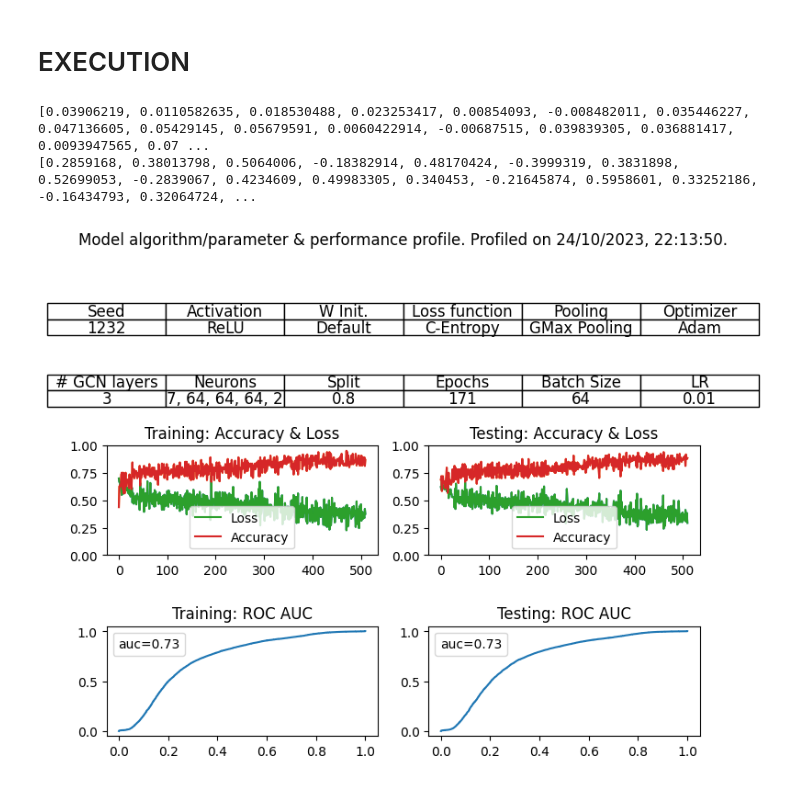
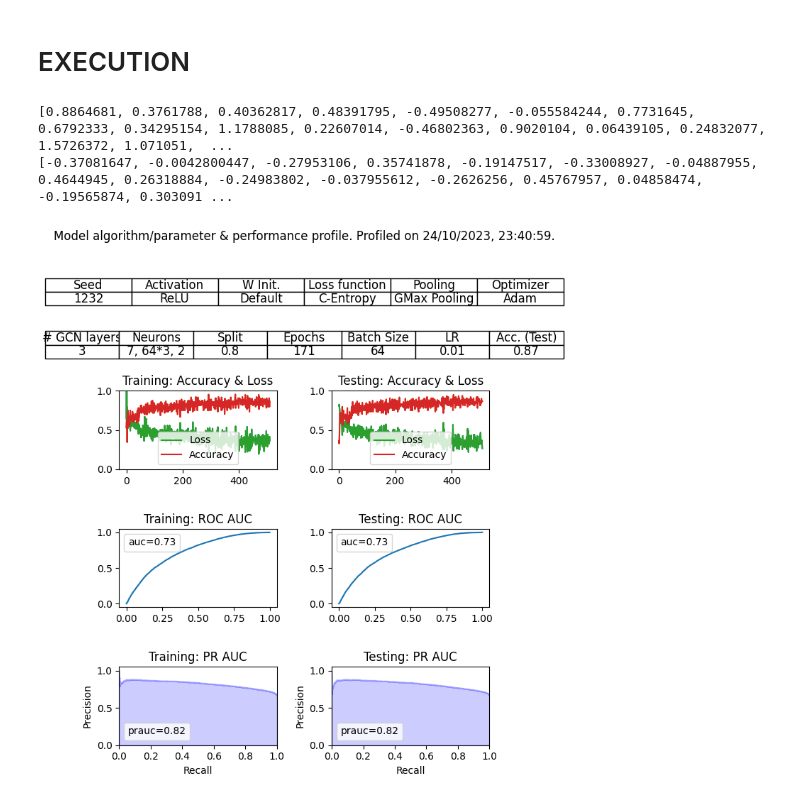
Before and after one commit to Theis-Mathiassen/NeuralGraphs, a Jupyter notebook: Fiddle/mutagtest.ipynb, the cells around one changed output. Drawn from its saved outputs; the diff is of its cells as text; code cells hidden in the pictures.

Commit message:
Added prauc to grid & more

```diff
--- a/Fiddle/mutagtest.ipynb
+++ b/Fiddle/mutagtest.ipynb
@@ -74,7 +75,7 @@ train_dataset = dataset[:DATASPLIT]
 # Allocate the remainder to test
 test_dataset = dataset[DATASPLIT:]
 
-train_loader = DataLoader(dataset=dataset, batch_size=64, shuffle=True)
+train_loader = DataLoader(dataset=dataset, batch_size=BATCH_SIZE, shuffle=True)
 test_loader = DataLoader(dataset=dataset, batch_size=1, shuffle=False)
 # %% [markdown]
 # MODEL
@@ -187,6 +188,24 @@ def plotAccuracy(losses, accuracies, title, ax):
     #plt.show()
 
 #def plotPRAUC(labels, scores, title):
+
+def plotPRAUC(labels, scores, yhat, title, ax):
+    # roc_auc = roc_auc_score(labels, scores)
+    precision, recall, _ = precision_recall_curve(labels, scores)
+    pr_auc = auc(recall, precision)
+
+    #plt.figure(figsize=(8, 6))
+    ax.step(recall, precision, color='b', alpha=0.2, where='post')
+    ax.fill_between(recall, precision, alpha=0.2, color='b')
+    ax.set_xlabel('Recall')
+    ax.set_ylabel('Precision')
+    ax.set_title(title)
+    #ax.set_title('Precision-Recall Curve (PR AUC = {:.2f})'.format(pr_auc))
+    ax.legend(["prauc="+str(round(pr_auc, 2))], handlelength=0, handletextpad=0)
+    ax.set_ylim([0.0, 1.05])
+    ax.set_xlim([0.0, 1.0])
+    #plt.grid(True)
+    #plt.show()
 # %% [markdown]
 # TRAINING AND TEST FUNCTIONS
 # %%
@@ -295,24 +316,26 @@ for epoch in (t := trange(1, EPOCHS)):
     train(t)
     test(train_loader)
 
+
 # Flags
 plot_training = True
 plot_testing = True
 
 plot_accuracy = True
 plot_rocauc = True
+plot_prauc = True
 
-fig = plt.figure(figsize=(8, 6))
+fig = plt.figure(figsize=(8, 8))
 
-gs = gridspec.GridSpec(3, 2)
+gs = gridspec.GridSpec(4, 2)
 
 ax1 = plt.subplot(gs[0, :])
 
 
 
 table_data = [
-    ["Seed", "Activation", "W Init.", "Loss function", "Pooling", "Optimizer", "# GCN layers", "Neurons", "Split", "Epochs", "Batch Size", "LR"],
-        [str(MANUAL_SEED), "ReLU", "Default", "C-Entropy", "GMax Pooling", "Adam", "3", "7, 64, 64, 64, 2", str(round(DATASPLIT/188, 2)), str(EPOCHS), "64", str(LEARNING_RATE)],
+    ["Seed", "Activation", "W Init.", "Loss function", "Pooling", "Optimizer", "# GCN layers", "Neurons", "Split", "Epochs", "Batch Size", "LR", "Acc. (Test)"],
+        [str(MANUAL_SEED), "ReLU", "Default", "C-Entropy", "GMax Pooling", "Adam", "3", "7, 64*3, 2", str(round(DATASPLIT/188, 2)), str(EPOCHS), BATCH_SIZE, str(LEARNING_RATE), str(round(test_accuracies[-1], 2))],
 ]
 
 table_data_1 = [table_data[0][:len(table_data[0]) // 2], table_data[1][:len(table_data[1]) // 2]]
@@ -322,13 +345,13 @@ table_data_2 = [table_data[0][len(table_data[0]) // 2:], table_data[1][len(table
 table_1 = ax1.table(cellText=table_data_1, cellLoc='center', loc='center')
 table_1.auto_set_font_size(False)
 table_1.set_fontsize(12)
-table_1.scale(1.2, 1.2)
+table_1.scale(1.4, 1.4)
 
 # Create the second table in the top subplot (lower section)
 table_2 = ax1.table(cellText=table_data_2, cellLoc='center', loc='bottom')
 table_2.auto_set_font_size(False)
 table_2.set_fontsize(12)
-table_2.scale(1.2, 1.2)
+table_2.scale(1.4, 1.4)
 
 
 
@@ -357,6 +380,13 @@ if(plot_training):
 
         plotROCAUC(train_labels, train_predicted_values, "Training: ROC AUC", ax10)
 
+    if(plot_prauc):
+        #ax20, row 2, column 0
+        ax20 = plt.subplot(gs[3, 0])
+        plotPRAUC(labels=train_labels, scores=train_predicted_values, yhat=train_scores, ax=ax20, title="Training: PR AUC")
+
+
+
 # Plot for test
 if(plot_testing):
     if(plot_accuracy):
@@ -365,49 +395,41 @@ if(plot_testing):
         plotAccuracy(test_losses, test_accuracies, "Testing: Accuracy & Loss", ax01)
 
     if(plot_rocauc):
         #ax11 = ax[1, 1]
         ax11 = plt.subplot(gs[2, 1])
 
         plotROCAUC(test_labels, test_predicted_values, "Testing: ROC AUC" ,ax11)
+
+    if(plot_prauc):
+        #ax20, row 2, column 0
+        ax21 = plt.subplot(gs[3, 1])
+        plotPRAUC(labels=test_labels, scores=test_predicted_values, yhat=test_scores, ax=ax21, title="Testing: PR AUC")
+
 
 now = datetime.now()
 
 title = "Model algorithm/parameter & performance profile. Profiled on {}.".format(now.strftime("%d/%m/%Y, %H:%M:%S"))
 
 fig.suptitle(title, fontsize=12, wrap=True)
 
 plt.tight_layout()
 
 
 print("Lengths:")
 print(len(train_scores))
 print(len(train_predicted_values))
 
 
 print("perf measure:")
 print(perf_measure(test_labels, test_scores))
 
-def plotPRAUC(labels, scores, yhat, title):
-    # roc_auc = roc_auc_score(labels, scores)
-    precision, recall, _ = precision_recall_curve(labels, scores)
-    pr_auc = auc(recall, precision)
-
-    plt.figure(figsize=(8, 6))
-    plt.step(recall, precision, color='b', alpha=0.2, where='post')
-    plt.fill_between(recall, precision, alpha=0.2, color='b')
-    plt.xlabel('Recall')
-    plt.ylabel('Precision')
-    plt.title('Precision-Recall Curve (PR AUC = {:.2f})'.format(pr_auc))
-    plt.ylim([0.0, 1.05])
-    plt.xlim([0.0, 1.0])
-    plt.grid(True)
-    plt.show()
 
 
 
 
-plotPRAUC(test_labels, test_predicted_values, test_scores, "PR AUC")
+
+#plotPRAUC(test_labels, test_predicted_values, test_scores, "PR AUC")
 # %% [output]
-[0.03906219, 0.0110582635, 0.018530488, 0.023253417, 0.00854093, -0.008482011, 0.035446227, 0.047136605, 0.05429145, 0.05679591, 0.0060422914, -0.00687515, 0.039839305, 0.036881417, 0.0093947565, 0.07 ...
-[0.2859168, 0.38013798, 0.5064006, -0.18382914, 0.48170424, -0.3999319, 0.3831898, 0.52699053, -0.2839067, 0.4234609, 0.49983305, 0.340453, -0.21645874, 0.5958601, 0.33252186, -0.16434793, 0.32064724, ...
+[0.8864681, 0.3761788, 0.40362817, 0.48391795, -0.49508277, -0.055584244, 0.7731645, 0.6792333, 0.34295154, 1.1788085, 0.22607014, -0.46802363, 0.9020104, 0.06439105, 0.24832077, 1.5726372, 1.071051,  ...
+[-0.37081647, -0.0042800447, -0.27953106, 0.35741878, -0.19147517, -0.33008927, -0.04887955, 0.4644945, 0.26318884, -0.24983802, -0.037955612, -0.2626256, 0.45767957, 0.04858474, -0.19565874, 0.303091 ...
-[figure, old version]
+[figure, new version]
```
Also changed, not shown: parts of 4 cells of this notebook.
